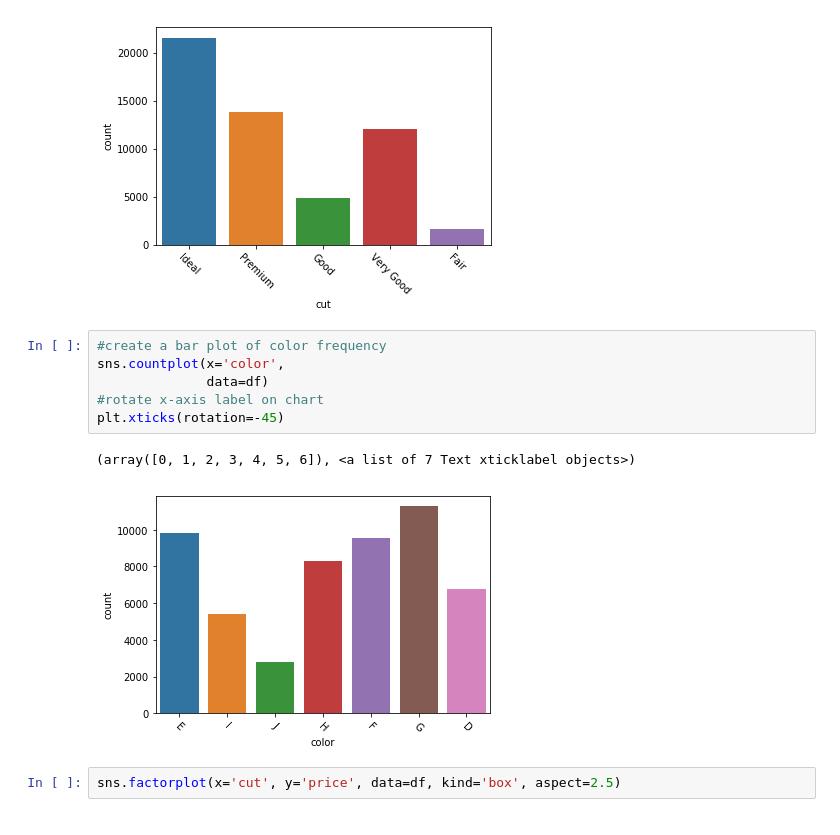
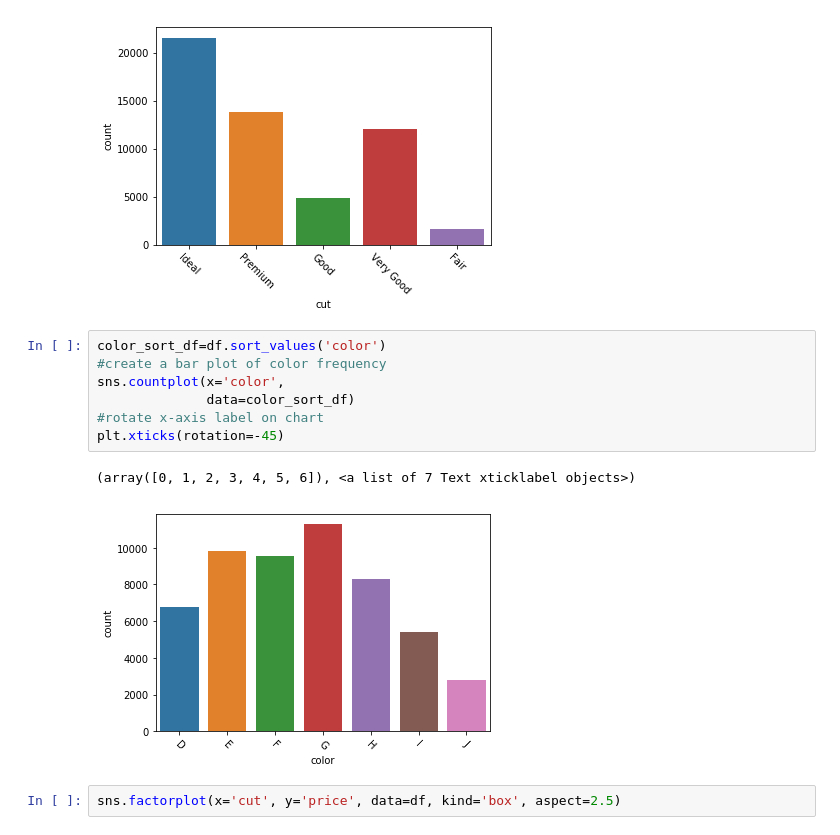
Before and after one commit to ekramj13/Data-Analytics-Bootcamp, a Jupyter notebook: Practice - Diamonds .ipynb, the cells around one changed output. Cells and saved outputs as stored; diff of their text form.

```diff
--- a/Practice - Diamonds .ipynb
+++ b/Practice - Diamonds .ipynb
@@ -469,14 +486,15 @@ plt.xticks(rotation=-45)
 (array([0, 1, 2, 3, 4]), <a list of 5 Text xticklabel objects>)
 [figure]
 # %%
+color_sort_df=df.sort_values('color')
 #create a bar plot of color frequency
 sns.countplot(x='color',
-              data=df)
+              data=color_sort_df)
 #rotate x-axis label on chart
 plt.xticks(rotation=-45)
 # %% [output]
 (array([0, 1, 2, 3, 4, 5, 6]), <a list of 7 Text xticklabel objects>)
-[figure, old version]
+[figure, new version]
 # %%
 sns.factorplot(x='cut', y='price', data=df, kind='box', aspect=2.5)
 # %% [output]
```
Also changed, not shown: parts of 42 cells of this notebook.
